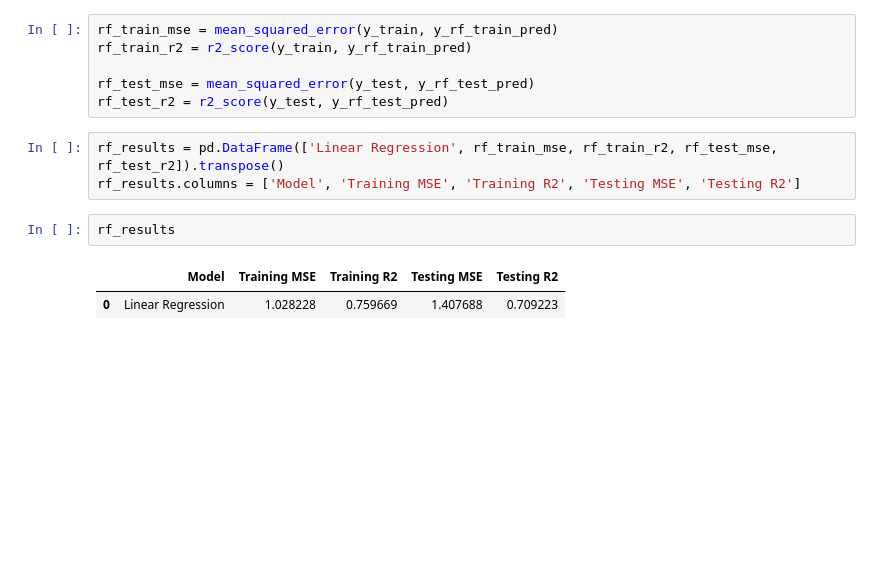
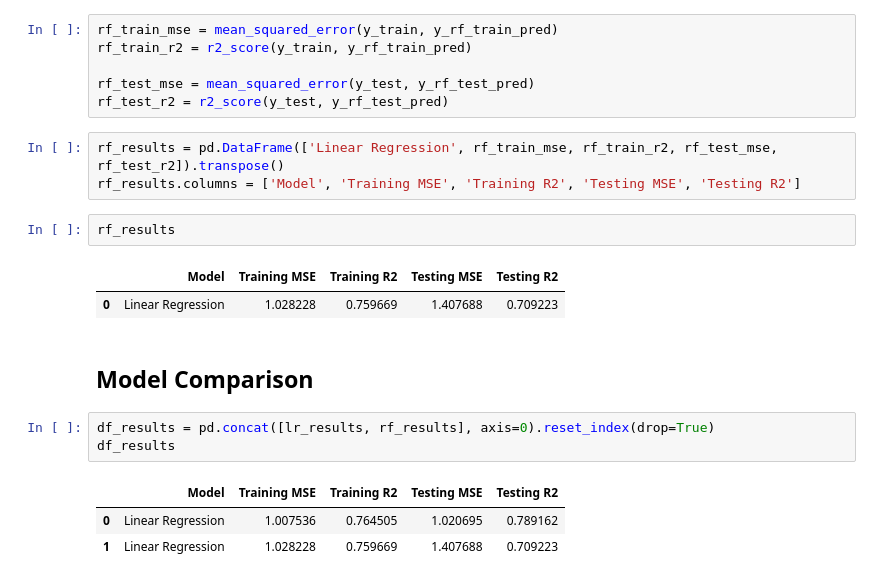
Before and after one commit to KeneanDita/R2DS, a Jupyter notebook: Model Trainings/Linear Regression & Random Forest.ipynb, the cells around one changed output. Cells and saved outputs as stored; diff of their text form; blank space fills up the shorter version.

Commit message:
Model Comparison

```diff
--- a/Model Trainings/Linear Regression & Random Forest.ipynb
+++ b/Model Trainings/Linear Regression & Random Forest.ipynb
@@ -203,3 +203,12 @@ rf_results
 # %% [output]
 |  | Model | Training MSE | Training R2 | Testing MSE | Testing R2 |
 | 0 | Linear Regression | 1.028228 | 0.759669 | 1.407688 | 0.709223 |
+# %% [markdown]
+## Model Comparison
+# %%
+df_results = pd.concat([lr_results, rf_results], axis=0).reset_index(drop=True)
+df_results
+# %% [output]
+|  | Model | Training MSE | Training R2 | Testing MSE | Testing R2 |
+| 0 | Linear Regression | 1.007536 | 0.764505 | 1.020695 | 0.789162 |
+| 1 | Linear Regression | 1.028228 | 0.759669 | 1.407688 | 0.709223 |
```
